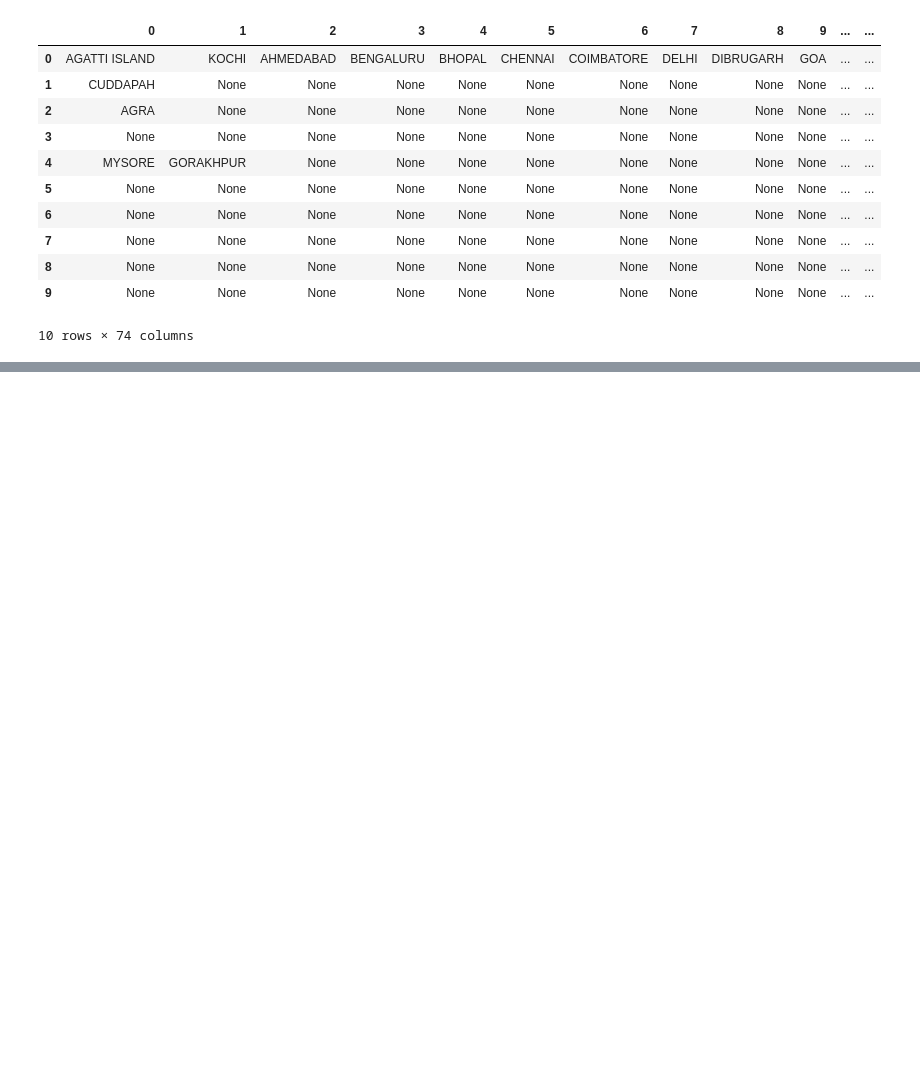
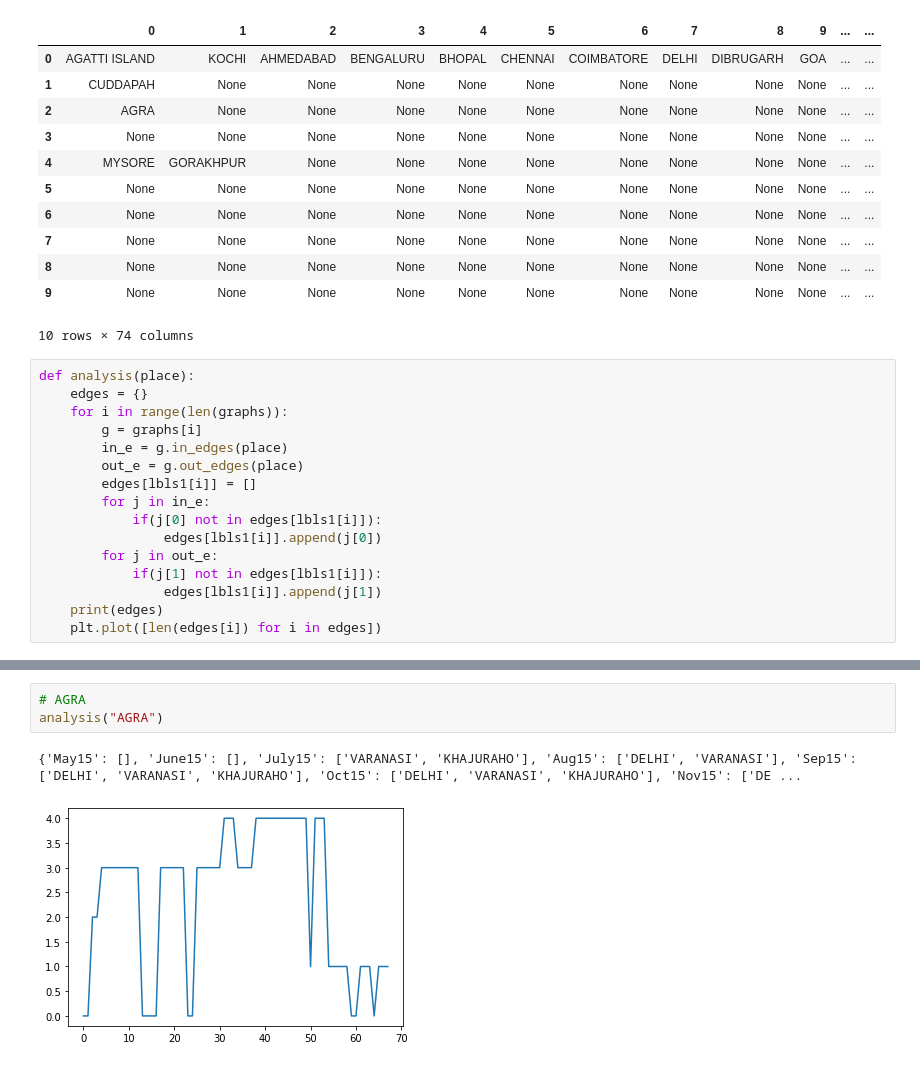
Before and after one commit to mbasil09/Analysis-of-Transport-Network, a Jupyter notebook: Evolution of Network.ipynb, the cells around one changed output, grey strips where cells are left out. Drawn from its saved outputs; the diff is of its cells as text; blank space fills up the shorter version.

Commit message:
Analysis and TODO

```diff
--- a/Evolution of Network.ipynb
+++ b/Evolution of Network.ipynb
@@ -199,3 +199,19 @@ pd.DataFrame(y)[:10]
 | 8 | None | None | None | None | None | None | None | None | None | None | ... | ... |
 | 9 | None | None | None | None | None | None | None | None | None | None | ... | ... |
 10 rows × 74 columns
+# %%
+def analysis(place):
+    edges = {}
+    for i in range(len(graphs)):
+        g = graphs[i]
+        in_e = g.in_edges(place)
+        out_e = g.out_edges(place)
+        edges[lbls1[i]] = []
+        for j in in_e:
+            if(j[0] not in edges[lbls1[i]]):
+                edges[lbls1[i]].append(j[0])
+        for j in out_e:
+            if(j[1] not in edges[lbls1[i]]):
+                edges[lbls1[i]].append(j[1])
+    print(edges)
+    plt.plot([len(edges[i]) for i in edges])
@@ -202 +227,7 @@ pd.DataFrame(y)[:10]
+# %%
+# AGRA
+analysis("AGRA")
+# %% [output]
+{'May15': [], 'June15': [], 'July15': ['VARANASI', 'KHAJURAHO'], 'Aug15': ['DELHI', 'VARANASI'], 'Sep15': ['DELHI', 'VARANASI', 'KHAJURAHO'], 'Oct15': ['DELHI', 'VARANASI', 'KHAJURAHO'], 'Nov15': ['DE ...
+[figure, added]
 # %%
```
Also changed, not shown: parts of 10 cells of this notebook, 1 other file.
